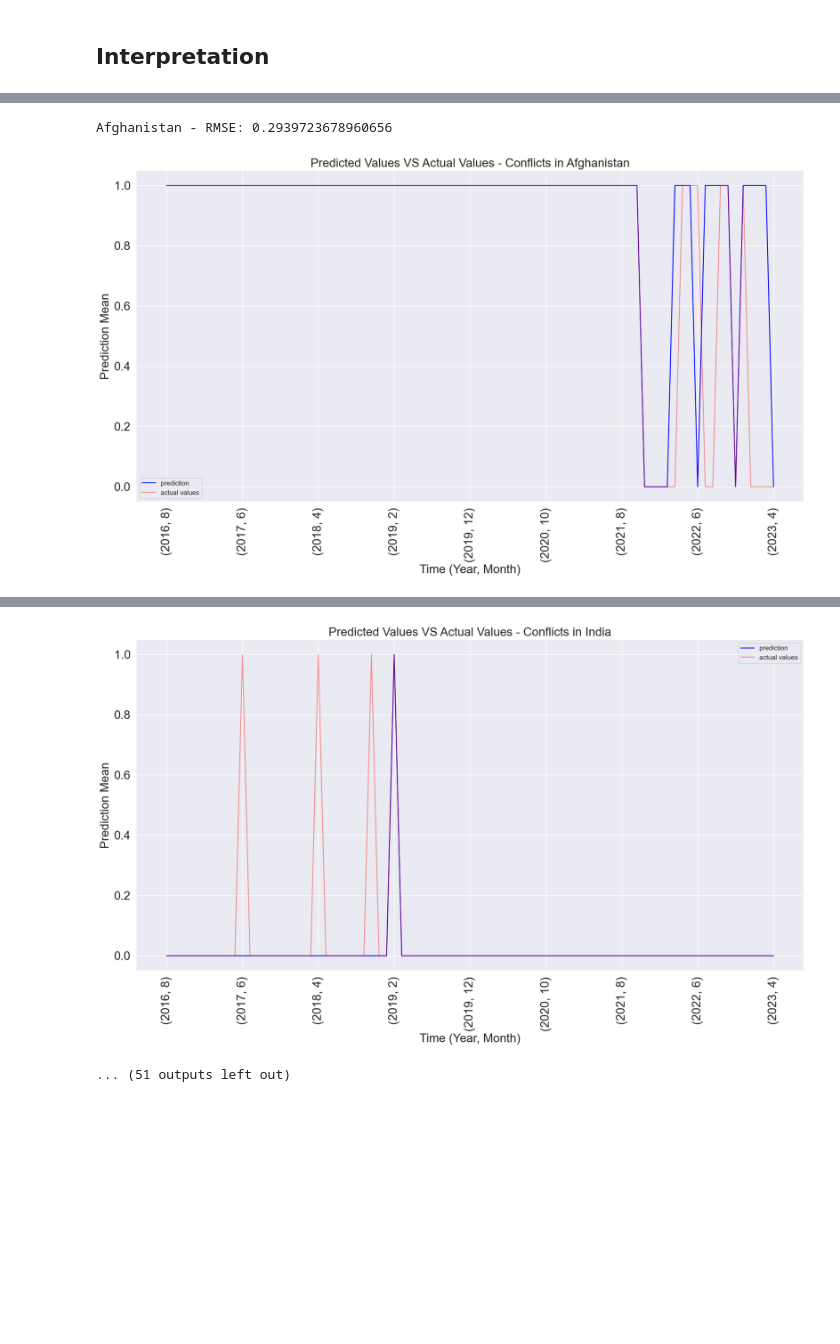
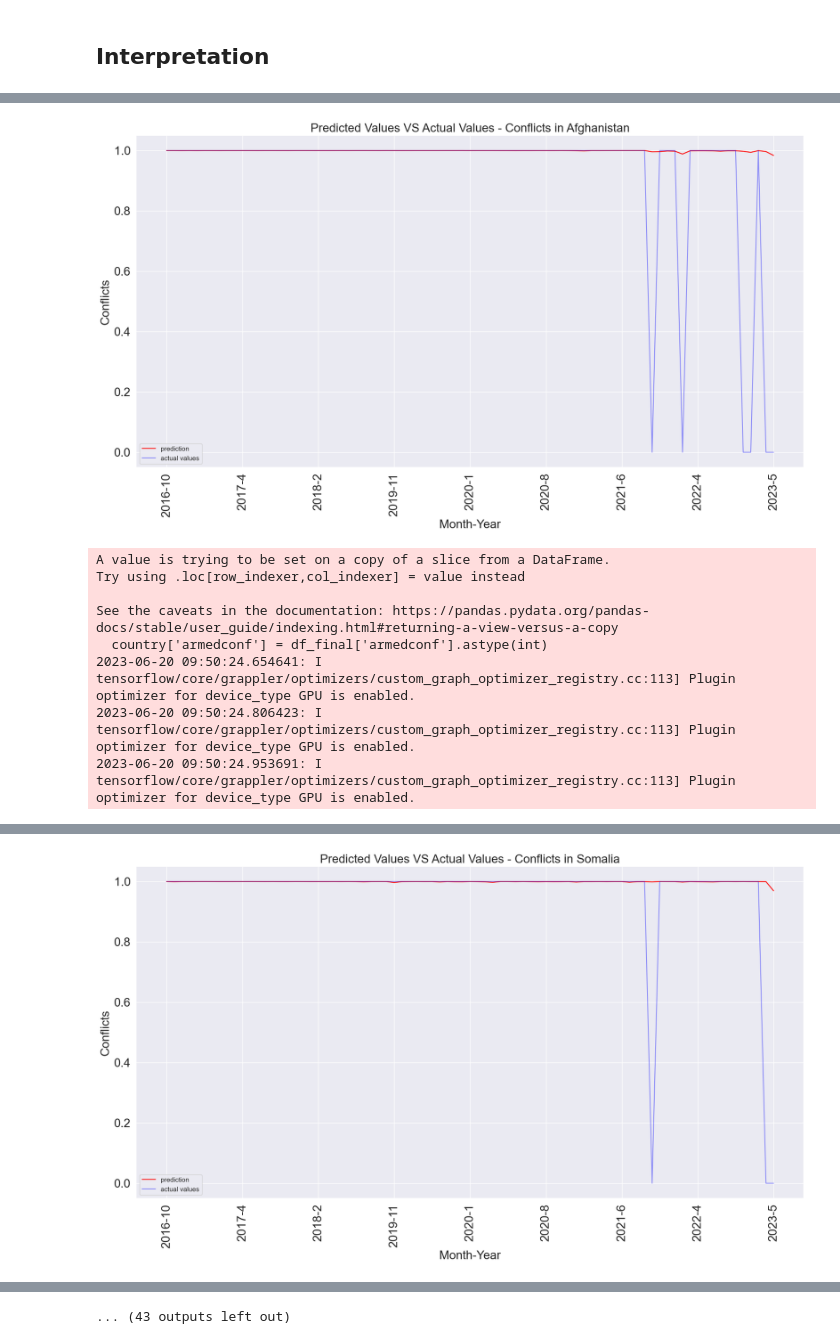
Before and after one commit to luisquinonesPR/thesis, a Jupyter notebook: lstm_test.ipynb, the cells around one changed output, grey strips where cells are left out. Cells and saved outputs as stored; diff of their text form; code cells hidden in the pictures; blank space fills up the shorter version.

Commit message:
more lstm experiments

```diff
--- a/lstm_test.ipynb
+++ b/lstm_test.ipynb
@@ -512,19 +554,19 @@ conf
 # %%
 def normalization_train_test_split(country):
     scaler = MinMaxScaler(feature_range=(0, 1))
-    scaled = scaler.fit_transform(country.drop(columns=['isocode','month','year','conflict','country']))
+    scaled = scaler.fit_transform(country.drop(columns=['isocode','civilwar','armedconf','Country Name', 'MonthYear', 'month_year', 'date', 'country']))
     # create datefrane fir scaled data
-    scaled_df=pd.DataFrame(data=scaled,columns=country.drop(columns=['isocode','month','year','conflict','country']).columns)
-    scaled_df['conflict']=list(country.conflict)
+    scaled_df=pd.DataFrame(data=scaled,columns=country.drop(columns=['isocode','civilwar','armedconf','Country Name', 'MonthYear', 'month_year', 'date', 'country']).columns)
+    scaled_df['armedconf']=list(country.armedconf)
     X_train, X_test,Y_train,Y_test=train_test_split(scaled_df)
     #combine x train and y train as train data
     train_data=pd.DataFrame()
     train_data[X_train.columns]=X_train
-    train_data['conflict']=Y_train
+    train_data['armedconf']=Y_train
     #combine x test and y test as test data
     test_data=pd.DataFrame()
     test_data[X_test.columns]=X_test
-    test_data['conflict']=Y_test
+    test_data['armedconf']=Y_test
 
     # using the function to obtian reshaped x_train,x_test,y_train,y_test
     x_train,x_test,y_train,y_test=reshape_data(train_data,test_data)
@@ -532,38 +574,37 @@ def normalization_train_test_split(country):
 # %%
 for i in range(len(top_10_country_names)):
     # obtain one country's data
-    country = df_final[df_final.country == top_10_country_names[i]]
+    country=df_final[df_final['country']==top_10_country_names[i]]
+    country['armedconf'] = df_final['armedconf'].astype(int)
     # train test split, normalization and reshape the data
     x_train, x_test, y_train, y_test = normalization_train_test_split(country)
     # model
     model = Sequential()
-    model.add(LSTM(60, activation='relu',input_shape=(x_train.shape[1], x_train.shape[2])))
-    model.add(Dense(1, activation='sigmoid'))  # Output layer
-    model.compile(loss='binary_crossentropy', optimizer=Adam(learning_rate=0.001), metrics=['accuracy'])
-    history = model.fit(x_train, y_train, epochs=30, batch_size=50, verbose=0, shuffle=False)
+    model.add(LSTM(60,input_shape=(x_train.shape[1], x_train.shape[2])))
+    model.add(Dense(1, activation='sigmoid'))
+    model.compile(loss='binary_crossentropy', optimizer='adam')
+    # fit network
+    history = model.fit(x_train, y_train, epochs=50, batch_size=30,  verbose=0, shuffle=False)
     # make a prediction
     y_test_pre = model.predict(x_test)
-    # convert to binary
-    y_test_pre_binary = [1 if prob >= 0.5 else 0 for prob in y_test_pre]
-    # RMSE
-    rmse = RMSE(y_test[:-1], y_test_pre_binary[1:])
-    print('{} - RMSE: {}'.format(top_10_country_names[i], rmse))
-    # create new dataframe for plot
+    #RMSE
+    rmse = np.sqrt(RMSE(y_test[:-1], [i[0] for i in y_test_pre][1:]))
+    print('{} - RMSE: {}'.format(top_10_country_names[i],rmse))
+    #create new dataframe for plot
     pa = pd.DataFrame()
-    pa['Year'] = list(country.year.iloc[int(len(country)*0.8):])[1:-1]
-    pa['Month'] = list(country.month.iloc[int(len(country)*0.8):])[1:-1]
-    pa['Prediction'] = y_test_pre_binary[1:]
-    pa['Actual Values'] = list(y_test[:-1])
+    pa['Month_Year'] = country.iloc[len(country)-len(y_test_pre)+1:]['year'].astype(str) + '-' + country.iloc[len(country)-len(y_test_pre)+1:]['month'].astype(str)
+    pa['Prediction'] = [i[0] for i in y_test_pre][1:]
+    pa['Actual Values'] = list(y_test[1:])
 
     plt.figure(figsize=(20,10))
-    pa.groupby(['Year', 'Month'])['Prediction'].mean().plot(kind='line', label='prediction', color='blue', alpha=1)
-    pa.groupby(['Year', 'Month'])['Actual Values'].mean().plot(kind='line', label='actual values', color='red', alpha=0.4)
-    plt.xticks(rotation=90, size=20)
+    pa.groupby('Month_Year')['Prediction'].sum().plot(kind='line', label='prediction', color='red', alpha=1)
+    pa.groupby("Month_Year")['Actual Values'].sum().plot(kind='line', label='actual values', color='blue', alpha=0.4)
+    plt.xticks(rotation=90,size=20)
     plt.yticks(size=20)
 
-    plt.ylabel('Prediction Mean', fontsize=20)
-    plt.xlabel('Time (Year, Month)', fontsize=20)
-    plt.title('Predicted Values VS Actual Values - Conflicts in {}'.format(top_10_country_names[i]), fontsize=20)
+    plt.ylabel('Conflicts',fontsize=20)
+    plt.xlabel('Month-Year',fontsize=20)
+    plt.title('Predicted Values VS Actual Values - Conflicts in {}'.format(top_10_country_names[i]),fontsize=20)
     plt.legend()
     plt.show()
 # %% [output]
@@ -574,2 +623,9 @@ WARNING:tensorflow:Layer lstm_33 will not use cuDNN kernels since it doesn't mee
+[figure, new version]
-Afghanistan - RMSE: 0.2939723678960656
+A value is trying to be set on a copy of a slice from a DataFrame.
+Try using .loc[row_indexer,col_indexer] = value instead
+
+See the caveats in the documentation: https://pandas.pydata.org/pandas-docs/stable/user_guide/indexing.html#returning-a-view-versus-a-copy
+  country['armedconf'] = df_final['armedconf'].astype(int)
+2023-06-20 09:50:24.654641: I tensorflow/core/grappler/optimizers/custom_graph_optimizer_registry.cc:113] Plugin optimizer for device_type GPU is enabled.
+2023-06-20 09:50:24.806423: I tensorflow/core/grappler/optimizers/custom_graph_optimizer_registry.cc:113] Plugin optimizer for device_type GPU is enabled.
+2023-06-20 09:50:24.953691: I tensorflow/core/grappler/optimizers/custom_graph_optimizer_registry.cc:113] Plugin optimizer for device_type GPU is enabled.
-[figure, old version]
@@ -578,0 +636 @@ WARNING:tensorflow:Layer lstm_34 will not use cuDNN kernels since it doesn't mee
+[figure, new version]
@@ -581,2 +646 @@ India - RMSE: 0.19245008972987526
-[figure, old version]
-... (51 outputs left out)
+... (43 outputs left out)
```
Also changed, not shown: parts of 66 cells of this notebook, 1 other file.
